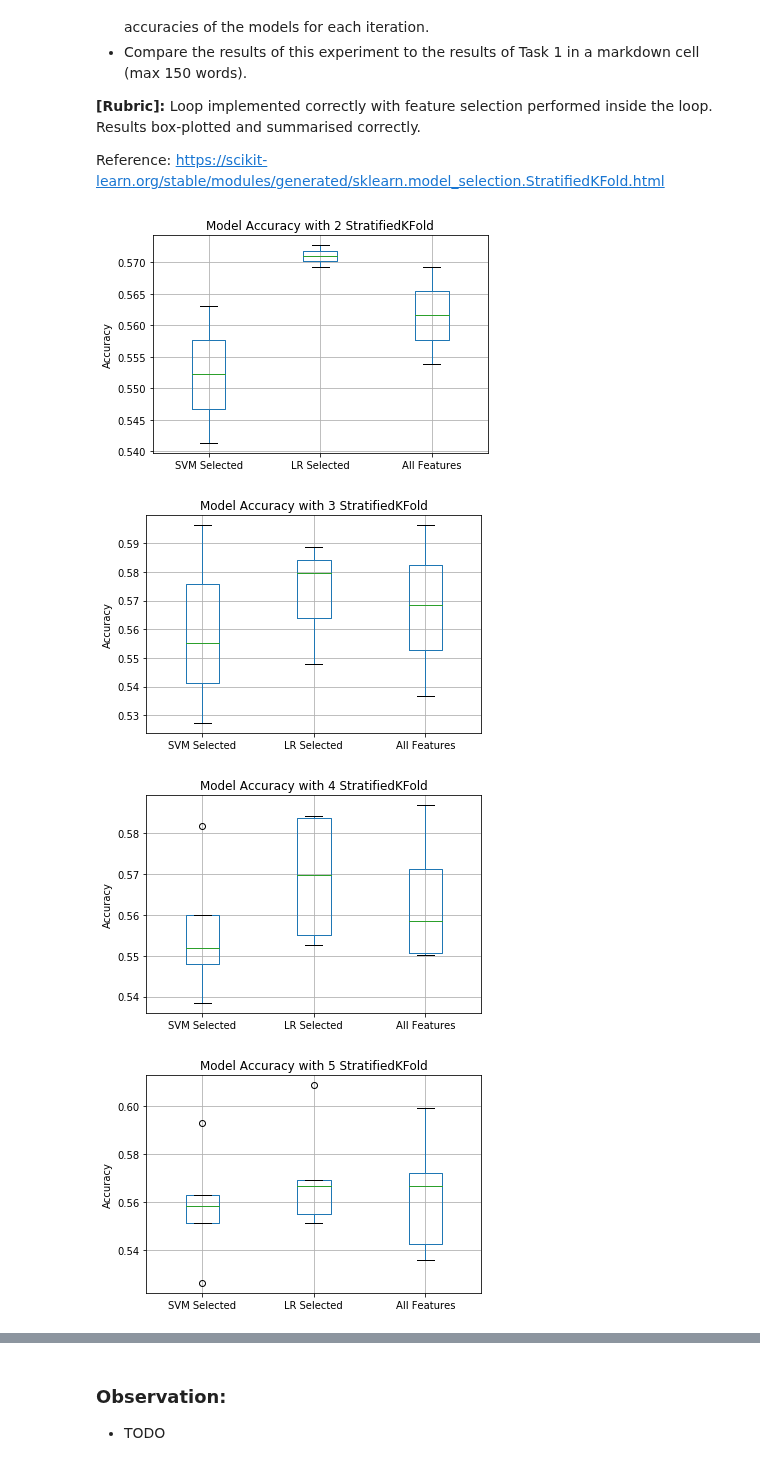
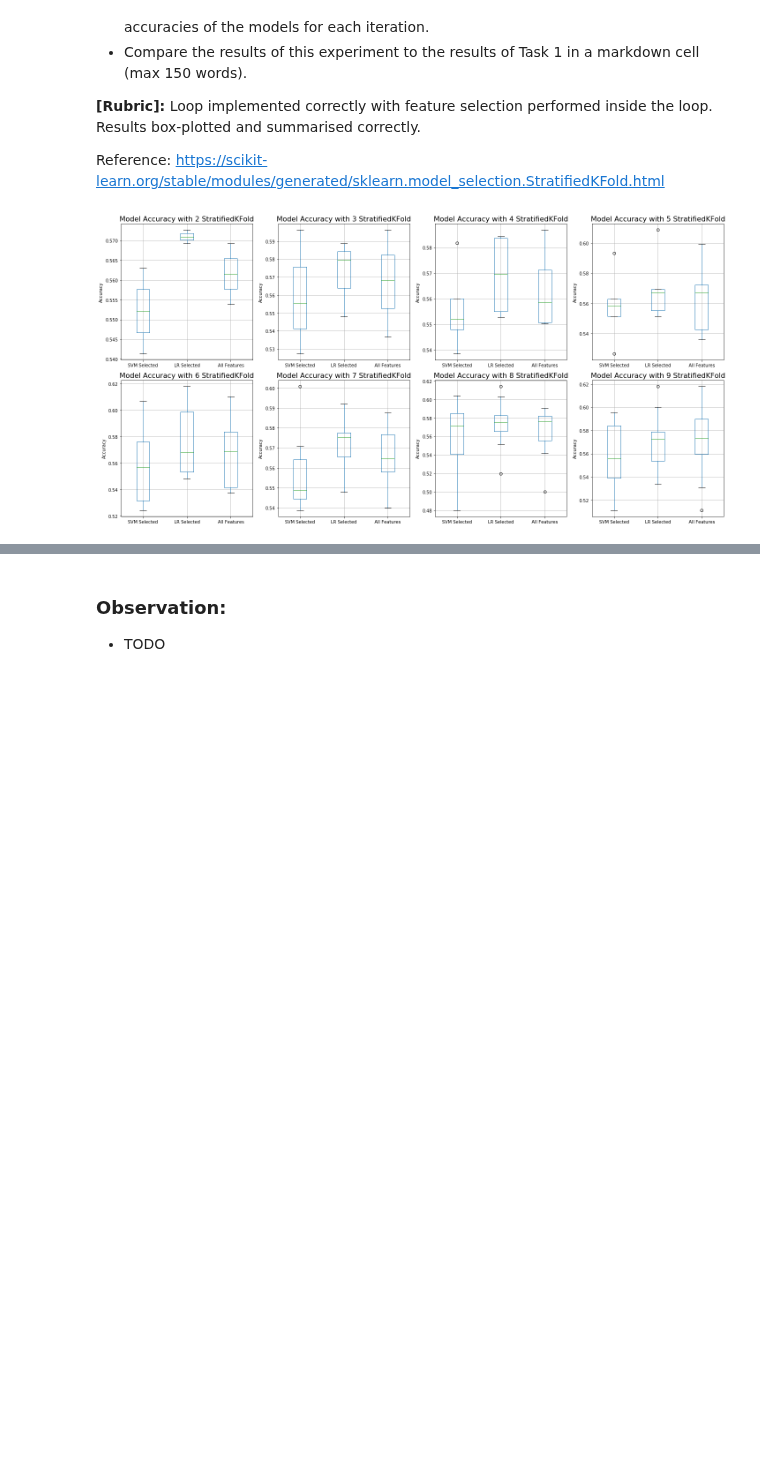
Before and after one commit to vipulpopat/MSCAI_Sem1_Etivity5, a Jupyter notebook: Etivity5-Feature_Selection_18195067.ipynb, the cells around one changed output, grey strips where cells are left out. Drawn from its saved outputs; the diff is of its cells as text; code cells hidden in the pictures; blank space fills up the shorter version.

Commit message:
added subplots for multiple plots
Signed-off-by: Abhijit Sinha <18195067@studentmail.ul.ie>

```diff
--- a/Etivity5-Feature_Selection_18195067.ipynb
+++ b/Etivity5-Feature_Selection_18195067.ipynb
@@ -224,6 +265,7 @@ Loop implemented correctly with feature selection performed inside the loop. Res
 
 Reference: https://scikit-learn.org/stable/modules/generated/sklearn.model_selection.StratifiedKFold.html
 # %%
+# Storing the predictors and target in X and y respectively
 X=predictors
 y=target
 
@@ -233,6 +275,8 @@ max_fold = 10
 
 # Create the base SVC classifier
 svc_classifier = svm.SVC()
+
+f = plt.figure(figsize=(20,10))
 
 # Run the whole experiment in a loop with different training/validation stratified splits
 for fold in range(min_fold, max_fold):
@@ -249,43 +293,40 @@ for fold in range(min_fold, max_fold):
         X_train, X_test = X[train_index], X[val_index]
         y_train, y_test = y[train_index], y[val_index]
 
-        # Scale the train and test data
-        scaler = preprocessing.MinMaxScaler()
-        scaler.fit(X_train)
+        # Scale the train and test data using min_max_scaler
+        min_max_scaler.fit(X_train)
         # Scaling the train data set
-        X_train = scaler.transform(X_train)
+        X_train = min_max_scaler.transform(X_train)
         # Scaling the test set using the transform defined by the train set.
-        X_test = scaler.transform(X_test)
+        X_test = min_max_scaler.transform(X_test)
 
 
         X_train_SVMselected = selectorSVM.transform(X_train)
         X_test_SVMselected  = selectorSVM.transform(X_test)
 
         X_train_LRselected = selectorLR.transform(X_train)
         X_test_LRselected  = selectorLR.transform(X_test)
 
         model1 = svc_classifier.fit(X_train_SVMselected, y_train)
         model1_score.append(model1.score(X_test_SVMselected, y_test))
 
         model2 = svc_classifier.fit(X_train_LRselected, y_train)
         model2_score.append(model2.score(X_test_LRselected, y_test))
 
         model3 = svc_classifier.fit(X_train, y_train)
         model3_score.append(model3.score(X_test, y_test))
 
     # Store the model scores in a pandas dataframe
     accuracy_df = pd.DataFrame({'SVM Selected': model1_score,
                                 'LR Selected' : model2_score,
                                 'All Features': model3_score
                                })
 
     # Box plot the score for each model per Stratified fold
+    ax = f.add_subplot(2,4,fold-1)
     accuracy_df.boxplot()
-    plt.title("Model Accuracy with {} StratifiedKFold".format(fold))
+    plt.title("Model Accuracy with {} StratifiedKFold".format(fold), fontsize=16)
     plt.ylabel("Accuracy")
-    plt.show()
+    plt.tight_layout()
 # %% [output]
-[figure, old version]
+[figure, new version]
-[figure, removed]
-[figure, removed]
-[figure, removed]
```
Also changed, not shown: parts of 12 cells of this notebook, 1 other file.
